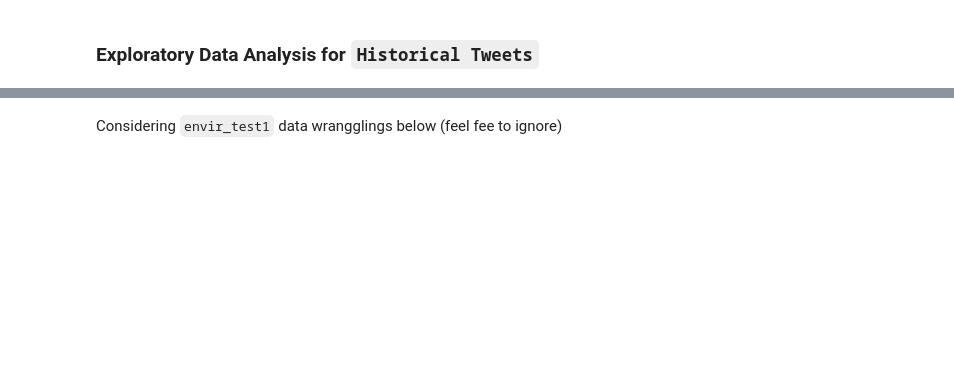
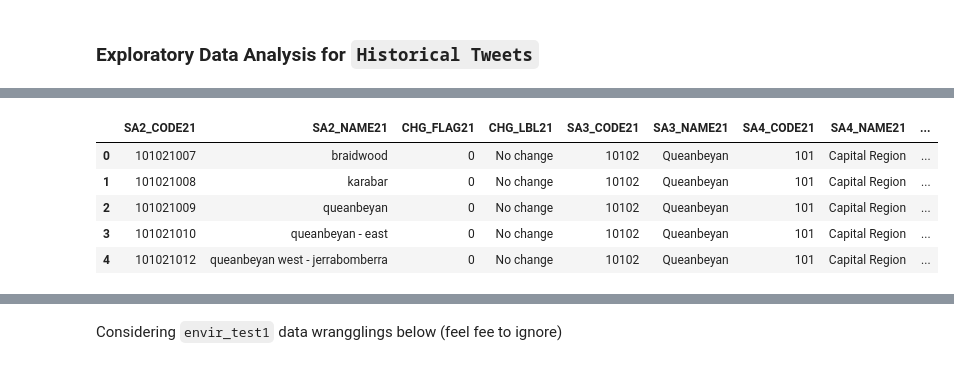
Before and after one commit to Kukaheadla/Cluster_and_Cloud_Dashboard, a Jupyter notebook: dash_components/historical_tweets_eda.ipynb, the cells around one changed output, grey strips where cells are left out. Saved outputs shown, nothing was run; the diff lists cells and outputs as text; code cells hidden in the pictures; blank space fills up the shorter version.

```diff
--- a/dash_components/historical_tweets_eda.ipynb
+++ b/dash_components/historical_tweets_eda.ipynb
@@ -84,4 +115,12 @@ topic_df.head()
 # %%
 sa2_gdf = gpd.read_file("./SA2_2021_AUST_SHP_GDA94")
 sa2_gdf['SA2_NAME21'] = sa2_gdf['SA2_NAME21'].str.lower()
 sa2_gdf.to_crs(pyproj.CRS.from_epsg(4283), inplace=True)
+sa2_gdf.head()
+# %% [output]
+|  | SA2_CODE21 | SA2_NAME21 | CHG_FLAG21 | CHG_LBL21 | SA3_CODE21 | SA3_NAME21 | SA4_CODE21 | SA4_NAME21 | ... |
+| 0 | 101021007 | braidwood | 0 | No change | 10102 | Queanbeyan | 101 | Capital Region | ... |
+| 1 | 101021008 | karabar | 0 | No change | 10102 | Queanbeyan | 101 | Capital Region | ... |
+| 2 | 101021009 | queanbeyan | 0 | No change | 10102 | Queanbeyan | 101 | Capital Region | ... |
+| 3 | 101021010 | queanbeyan - east | 0 | No change | 10102 | Queanbeyan | 101 | Capital Region | ... |
+| 4 | 101021012 | queanbeyan west - jerrabomberra | 0 | No change | 10102 | Queanbeyan | 101 | Capital Region | ... |
```
Also changed, not shown: parts of 29 cells of this notebook, 2 other files.
